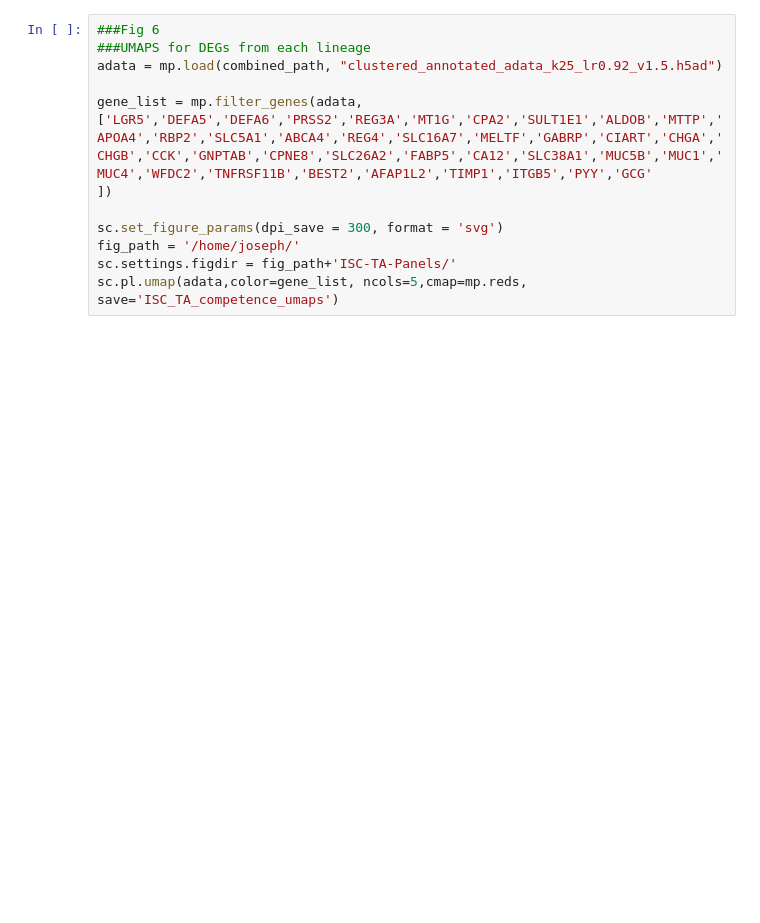
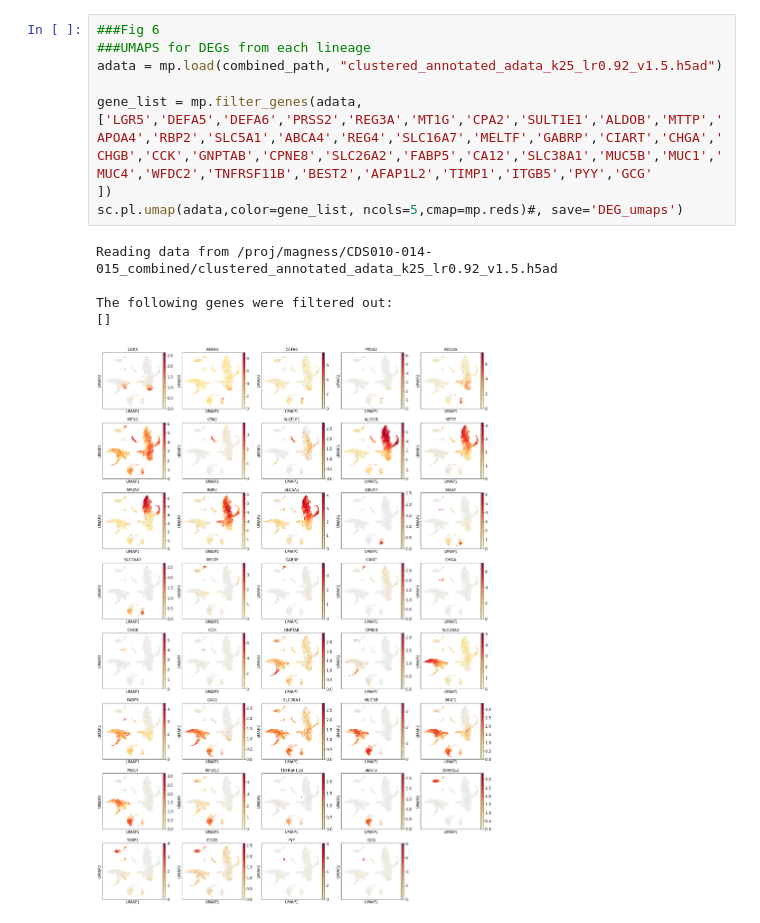
Before and after one commit to magnesslab/magpy, a Jupyter notebook: Jupyter Notebooks/Figure 6 - Organ-Specific lineage DEGs.ipynb, the cells around one changed output. Drawn from its saved outputs; the diff is of its cells as text; blank space fills up the shorter version.

Commit message:
CMGH figure notebooks added

```diff
--- a/Jupyter Notebooks/Figure 6 - Organ-Specific lineage DEGs.ipynb
+++ b/Jupyter Notebooks/Figure 6 - Organ-Specific lineage DEGs.ipynb
@@ -45,12 +49,14 @@ sc.settings.figdir = fig_path
 # %%
 ###Fig 6
 ###UMAPS for DEGs from each lineage
 adata = mp.load(combined_path, "clustered_annotated_adata_k25_lr0.92_v1.5.h5ad")
 
 gene_list = mp.filter_genes(adata, ['LGR5','DEFA5','DEFA6','PRSS2','REG3A','MT1G','CPA2','SULT1E1','ALDOB','MTTP','APOA4','RBP2','SLC5A1','ABCA4','REG4','SLC16A7','MELTF','GABRP','CIART','CHGA','CHGB','CCK','GNPTAB','CPNE8','SLC26A2','FABP5','CA12','SLC38A1','MUC5B','MUC1','MUC4','WFDC2','TNFRSF11B','BEST2','AFAP1L2','TIMP1','ITGB5','PYY','GCG'
 ])
-
-sc.set_figure_params(dpi_save = 300, format = 'svg')
-fig_path = '/home/joseph/'
-sc.settings.figdir = fig_path+'ISC-TA-Panels/'
-sc.pl.umap(adata,color=gene_list, ncols=5,cmap=mp.reds, save='ISC_TA_competence_umaps')
+sc.pl.umap(adata,color=gene_list, ncols=5,cmap=mp.reds)#, save='DEG_umaps')
+# %% [output]
+Reading data from /proj/magness/CDS010-014-015_combined/clustered_annotated_adata_k25_lr0.92_v1.5.h5ad
+
+The following genes were filtered out:
+[]
+[figure, added]
```
Also changed, not shown: parts of 1 cell of this notebook, 15 other files.
